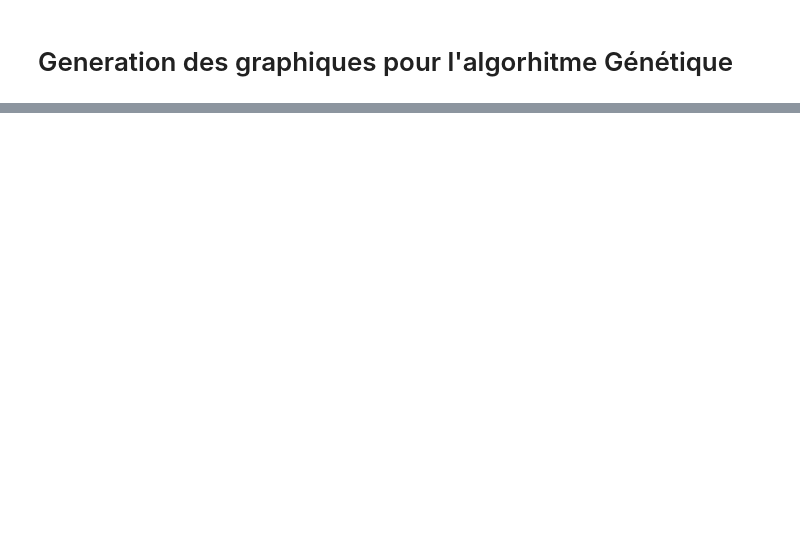
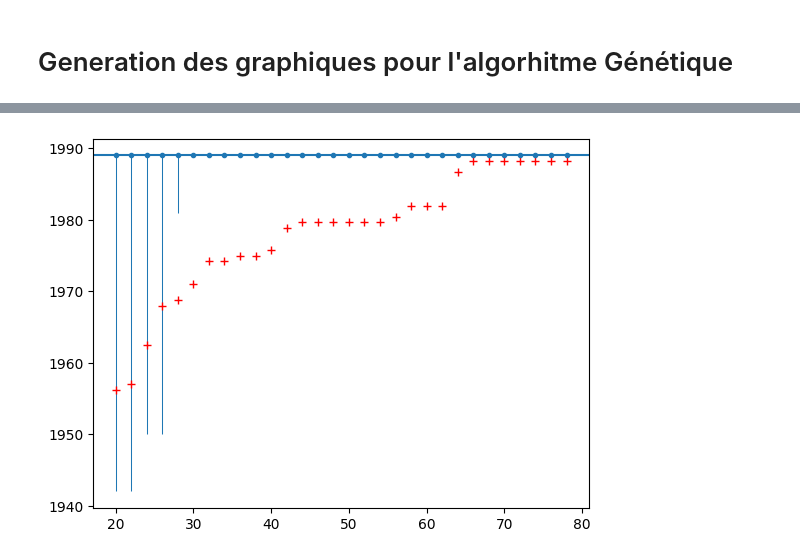
Before and after one commit to Blova-TB/S8_Knapsack, a Jupyter notebook: Genetique_generation_graph.ipynb, the cells around one changed output, grey strips where cells are left out. Saved outputs shown, nothing was run; the diff lists cells and outputs as text; code cells hidden in the pictures; blank space fills up the shorter version.

```diff
--- a/Genetique_generation_graph.ipynb
+++ b/Genetique_generation_graph.ipynb
@@ -241,0 +253,16 @@ plt.show()
+# %%
+nb_iter = 0
+nb_pop = 40
+mutation_rate = 0.006
+
+group_size = 50 #nombre de tests de chaque paramètres dans une éxecutions.
+(variateur,_) = variateur_genetique.nombre_iterations()
+iterator1 = np.arange(20,80,2)
+title = ""
+
+test = Testor(Genetique_solver(sad_13_100,nb_iter,nb_pop,mutation_rate,1,"classic"))
+testResult = test.test(iterator1,variateur,group_size)
+
+graph_test_result(testResult,sol_opti_13_100,title)
+# %% [output]
+[figure, added]
```
Also changed, not shown: parts of 96 cells of this notebook, 4 other files.
